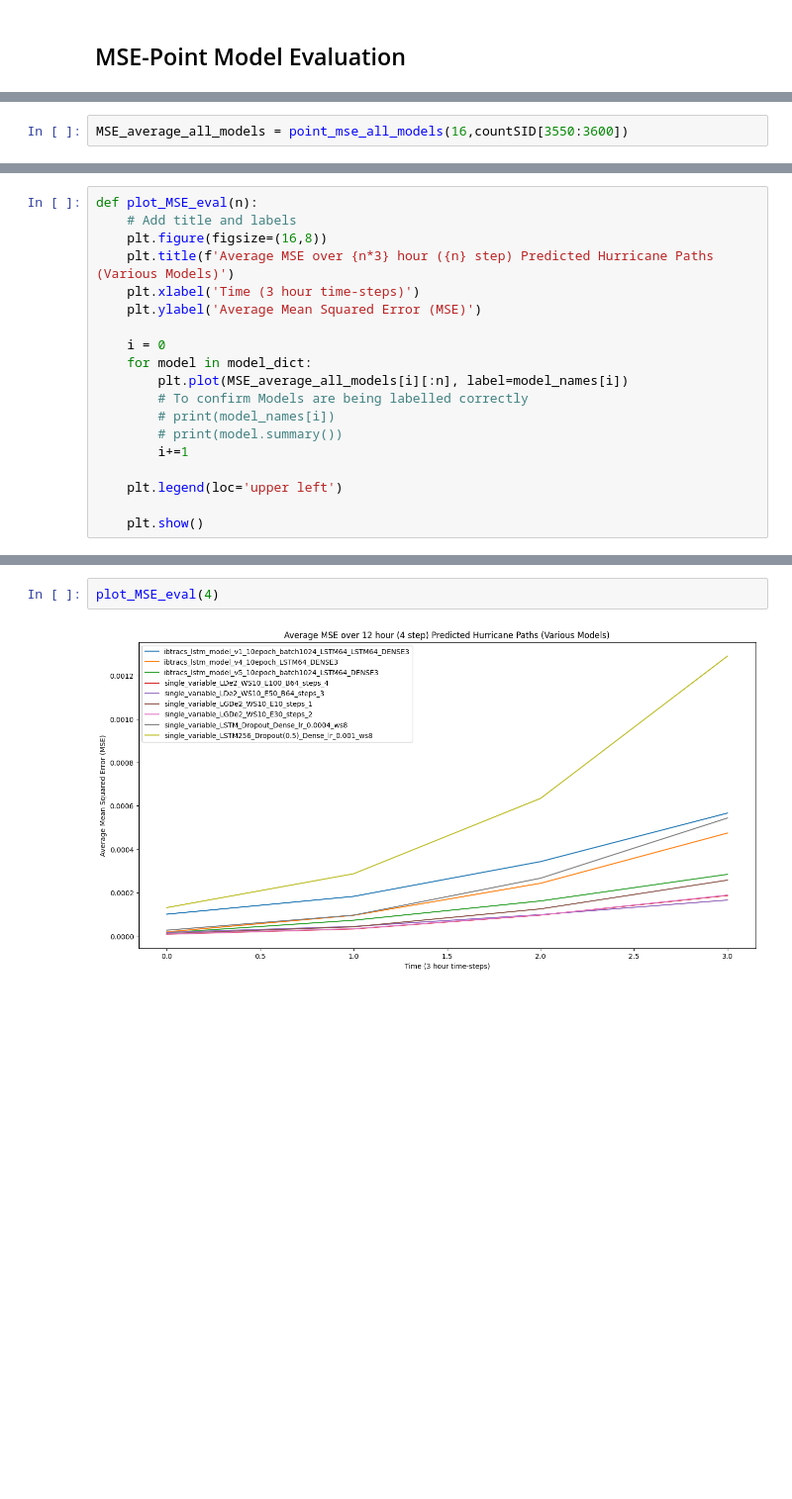
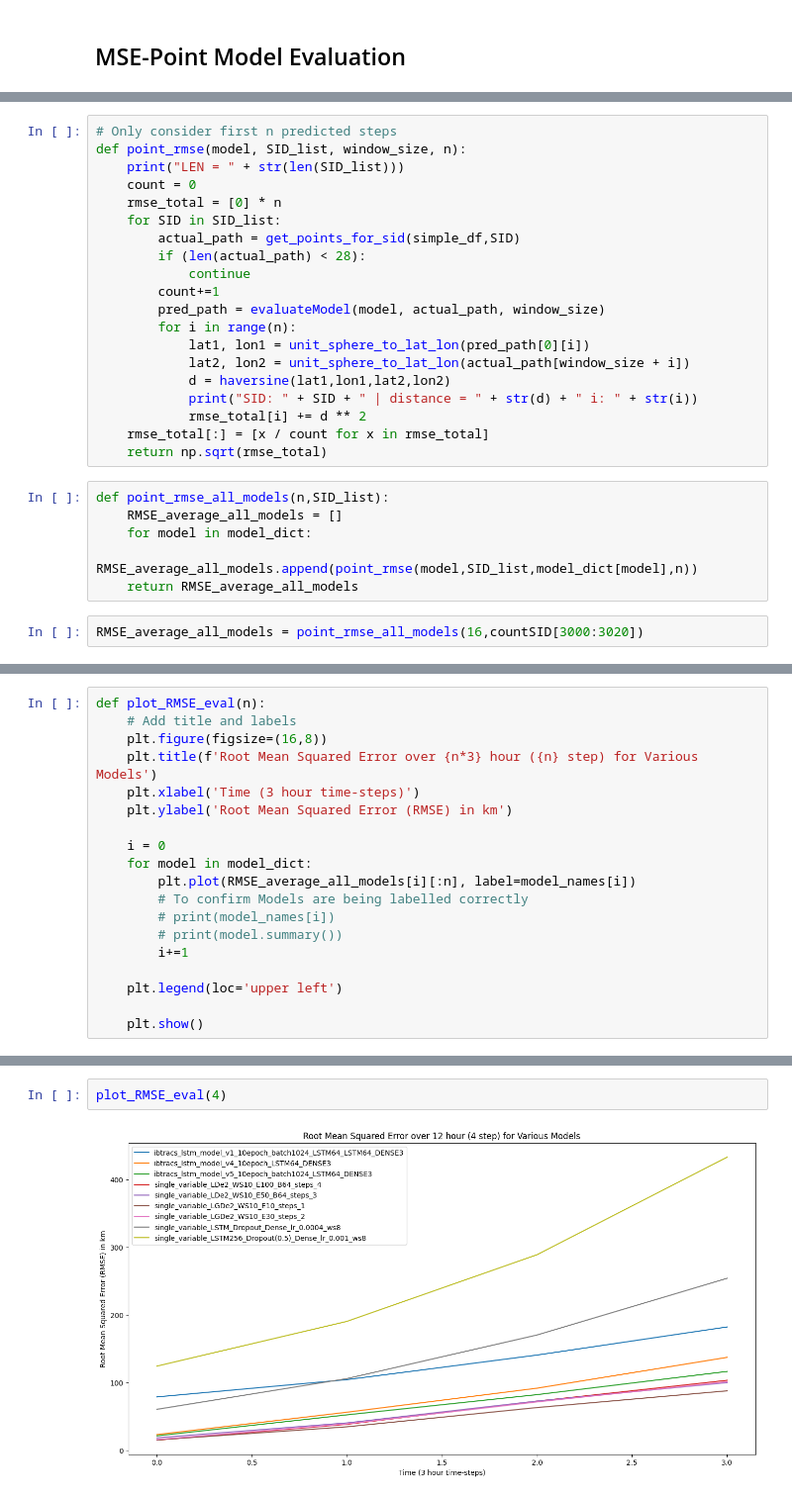
Before and after one commit to arshchawla21/Hurricane_RNN_Forecasting, a Jupyter notebook: notebooks/model_evaluation.ipynb, the cells around one changed output, grey strips where cells are left out. Shown at 99% size. Cells and saved outputs as stored; diff of their text form; blank space fills up the shorter version.

Commit message:
Fixed RMSE evaluation methods

```diff
--- a/notebooks/model_evaluation.ipynb
+++ b/notebooks/model_evaluation.ipynb
@@ -305,3 +308,29 @@ def point_mse_all_models(n,SID_list):
+# %%
+# Only consider first n predicted steps
+def point_rmse(model, SID_list, window_size, n):
+    print("LEN = " + str(len(SID_list)))
+    count = 0
+    rmse_total = [0] * n
+    for SID in SID_list:
+        actual_path = get_points_for_sid(simple_df,SID)
+        if (len(actual_path) < 28):
+            continue
+        count+=1
+        pred_path = evaluateModel(model, actual_path, window_size)
+        for i in range(n):
+            lat1, lon1 = unit_sphere_to_lat_lon(pred_path[0][i])
+            lat2, lon2 = unit_sphere_to_lat_lon(actual_path[window_size + i])
+            d = haversine(lat1,lon1,lat2,lon2)
+            print("SID: " + SID + " | distance = " + str(d) + " i: " + str(i))
+            rmse_total[i] += d ** 2
+    rmse_total[:] = [x / count for x in rmse_total]
+    return np.sqrt(rmse_total)
+# %%
+def point_rmse_all_models(n,SID_list):
+    RMSE_average_all_models = []
+    for model in model_dict:
+        RMSE_average_all_models.append(point_rmse(model,SID_list,model_dict[model],n))
+    return RMSE_average_all_models
 # %%
-MSE_average_all_models = point_mse_all_models(16,countSID[3550:3600])
+RMSE_average_all_models = point_rmse_all_models(16,countSID[3000:3020])
 # %% [output]
@@ -345,14 +374,14 @@ MSE_average_all_models
 # %%
-def plot_MSE_eval(n):
+def plot_RMSE_eval(n):
     # Add title and labels
     plt.figure(figsize=(16,8))
-    plt.title(f'Average MSE over {n*3} hour ({n} step) Predicted Hurricane Paths (Various Models)')
+    plt.title(f'Root Mean Squared Error over {n*3} hour ({n} step) for Various Models')
     plt.xlabel('Time (3 hour time-steps)')
-    plt.ylabel('Average Mean Squared Error (MSE)')
+    plt.ylabel('Root Mean Squared Error (RMSE) in km')
 
     i = 0
     for model in model_dict:
-        plt.plot(MSE_average_all_models[i][:n], label=model_names[i])
+        plt.plot(RMSE_average_all_models[i][:n], label=model_names[i])
         # To confirm Models are being labelled correctly
         # print(model_names[i])
         # print(model.summary())
@@ -399,4 +401,4 @@ plot_MSE_eval(8)
 # %%
-plot_MSE_eval(4)
+plot_RMSE_eval(4)
 # %% [output]
-[figure, old version]
+[figure, new version]
```
Also changed, not shown: parts of 11 cells of this notebook.
